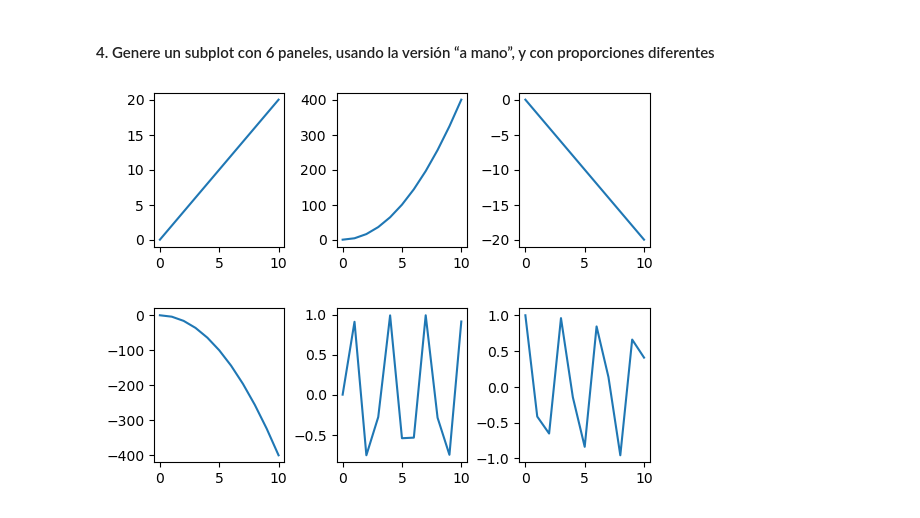
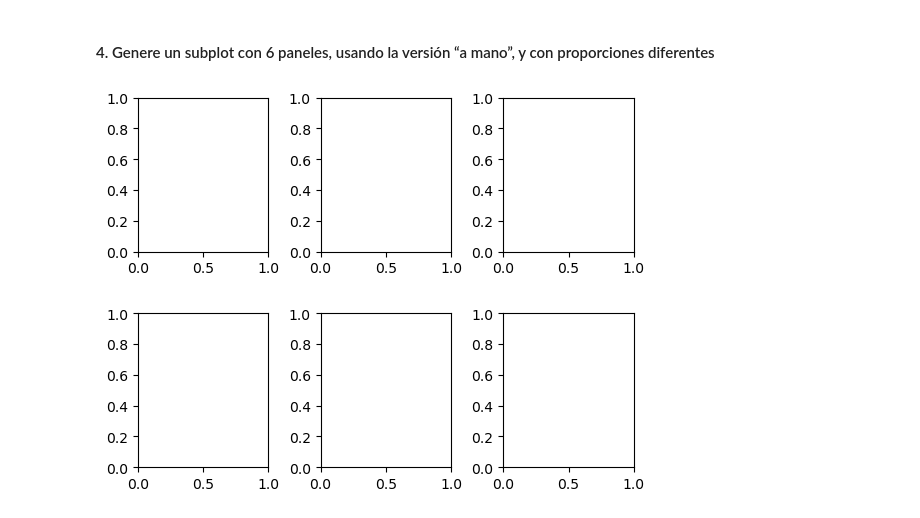
Before and after one commit to CarmenSRU/TareasParcial2Repaso, a Jupyter notebook: Matplot.ipynb, the cells around one changed output. Drawn from its saved outputs; the diff is of its cells as text; code cells hidden in the pictures.

```diff
--- a/Matplot.ipynb
+++ b/Matplot.ipynb
@@ -92,23 +92,16 @@ copiaC = np.array(transpuesta, order='C')
 #### 4. Genere un subplot con 6 paneles, usando la versión “a mano”, y con proporciones diferentes
 # %%
 #Intento 1
-x = np.arange(11)
-y = 2*x
+
 plt.figure()
 plt.subplot(2, 3, 1)
-plt.plot(x,y)
 plt.subplot(2, 3, 2)
-plt.plot(x,y**2)
 plt.subplot(2, 3, 3)
-plt.plot(x,-y)
 plt.subplot(2, 3, 4)
-plt.plot(x,-y**2)
 plt.subplot(2, 3, 5)
-plt.plot(x,np.sin(y))
 plt.subplot(2, 3, 6)
-plt.plot(x,np.cos(y))
 plt.subplots_adjust(hspace=0.4, wspace=0.4)
 # %% [output]
-[figure, old version]
+[figure, new version]
 # %%
 #Intento 2
```
Also changed, not shown: parts of 3 cells of this notebook.
